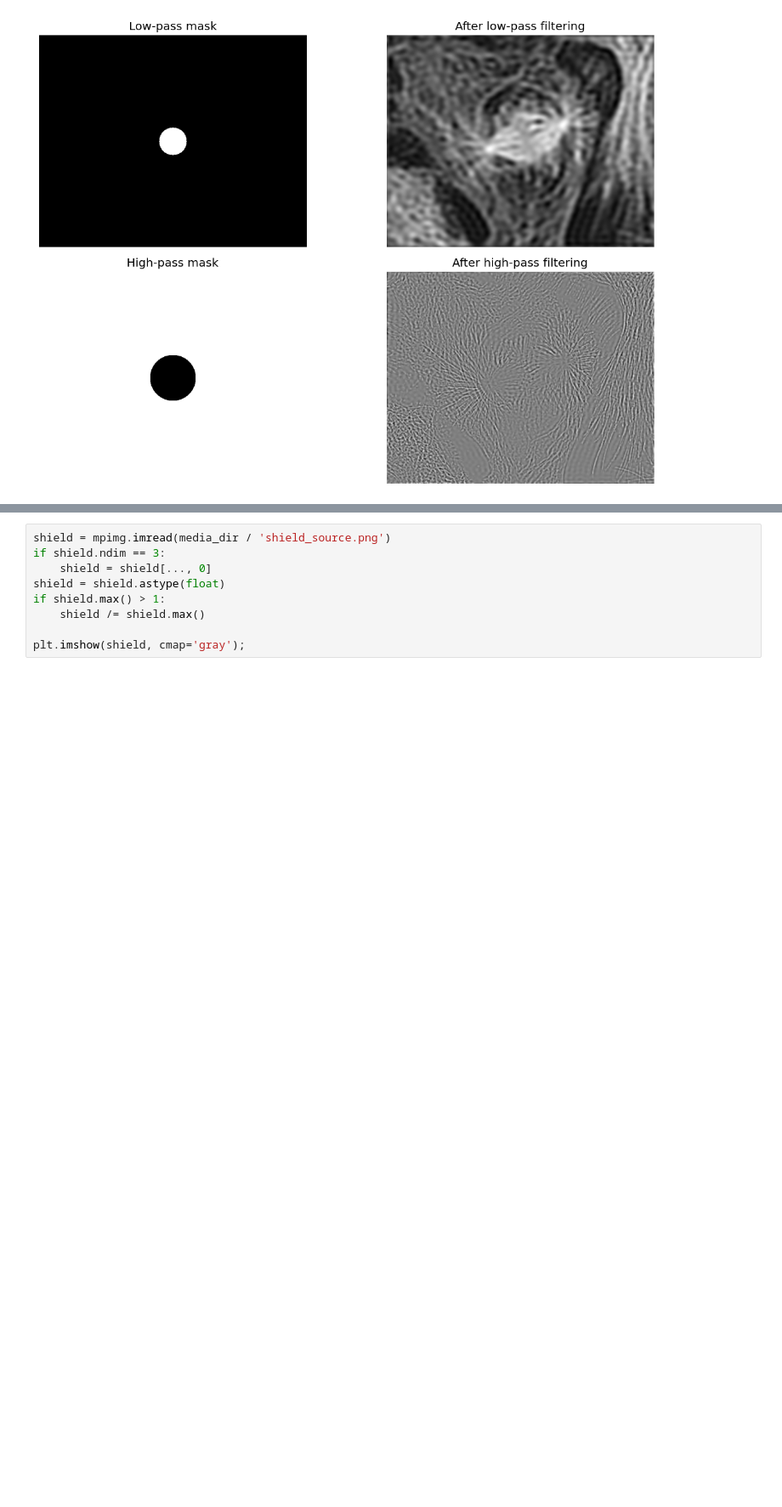
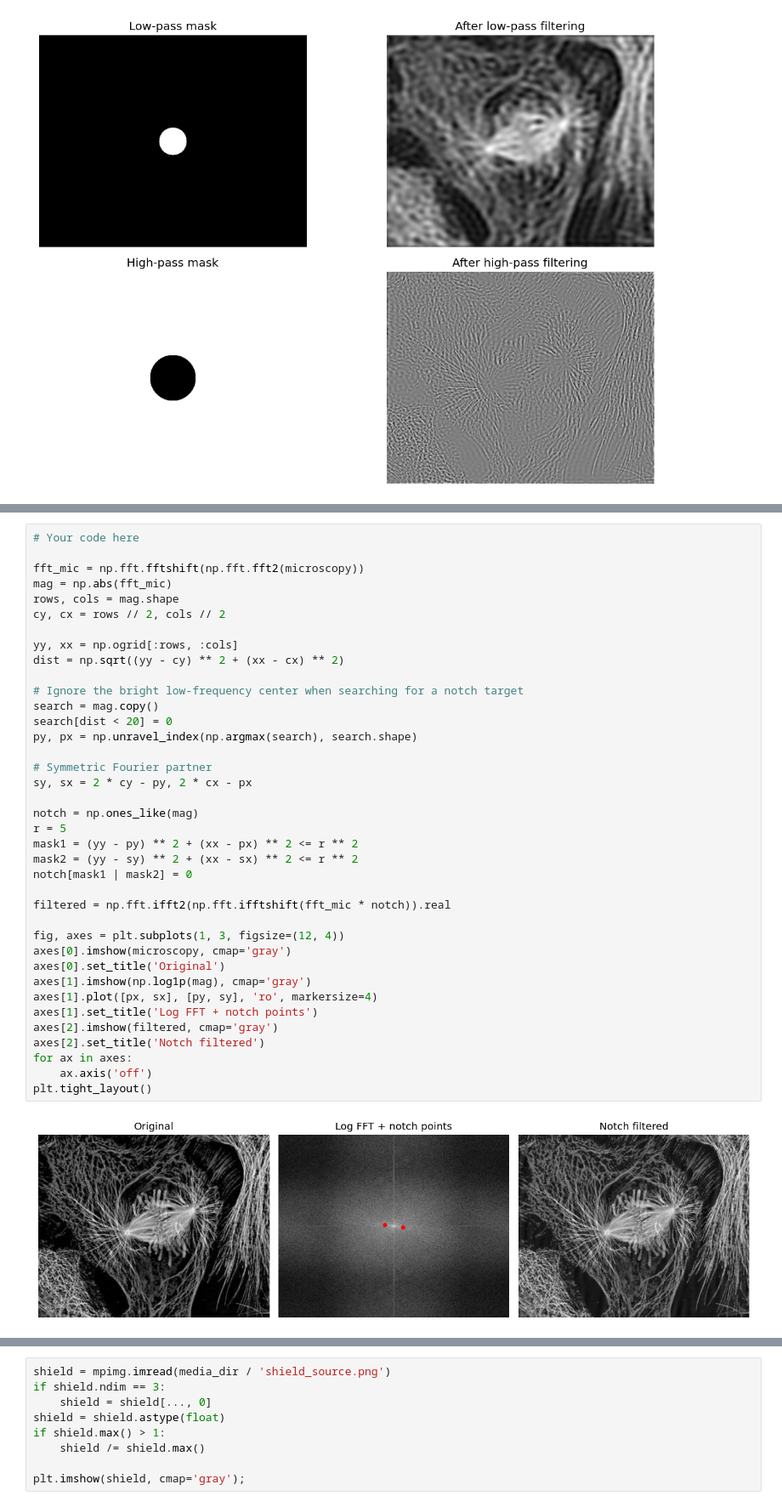
Before and after one commit to dgodovich/MOL518-Intro-to-Data-Analysis, a Jupyter notebook: Lecture_33/BPY518_Lecture33.ipynb, the cells around one changed output, grey strips where cells are left out. Shown at 85% size. Cells and saved outputs as stored; diff of their text form; blank space fills up the shorter version.

```diff
--- a/Lecture_33/BPY518_Lecture33.ipynb
+++ b/Lecture_33/BPY518_Lecture33.ipynb
@@ -145,3 +155,43 @@ plt.tight_layout()
+# %%
+# Your code here
+
+fft_mic = np.fft.fftshift(np.fft.fft2(microscopy))
+mag = np.abs(fft_mic)
+rows, cols = mag.shape
+cy, cx = rows // 2, cols // 2
+
+yy, xx = np.ogrid[:rows, :cols]
+dist = np.sqrt((yy - cy) ** 2 + (xx - cx) ** 2)
+
+# Ignore the bright low-frequency center when searching for a notch target
+search = mag.copy()
+search[dist < 20] = 0
+py, px = np.unravel_index(np.argmax(search), search.shape)
+
+# Symmetric Fourier partner
+sy, sx = 2 * cy - py, 2 * cx - px
+
+notch = np.ones_like(mag)
+r = 5
+mask1 = (yy - py) ** 2 + (xx - px) ** 2 <= r ** 2
+mask2 = (yy - sy) ** 2 + (xx - sx) ** 2 <= r ** 2
+notch[mask1 | mask2] = 0
+
+filtered = np.fft.ifft2(np.fft.ifftshift(fft_mic * notch)).real
+
+fig, axes = plt.subplots(1, 3, figsize=(12, 4))
+axes[0].imshow(microscopy, cmap='gray')
+axes[0].set_title('Original')
+axes[1].imshow(np.log1p(mag), cmap='gray')
+axes[1].plot([px, sx], [py, sy], 'ro', markersize=4)
+axes[1].set_title('Log FFT + notch points')
+axes[2].imshow(filtered, cmap='gray')
+axes[2].set_title('Notch filtered')
+for ax in axes:
+    ax.axis('off')
+plt.tight_layout()
+# %% [output]
+[figure, added]
 # %% [markdown]
 ## Affine Transformations
 
```
Also changed, not shown: parts of 3 cells of this notebook.
